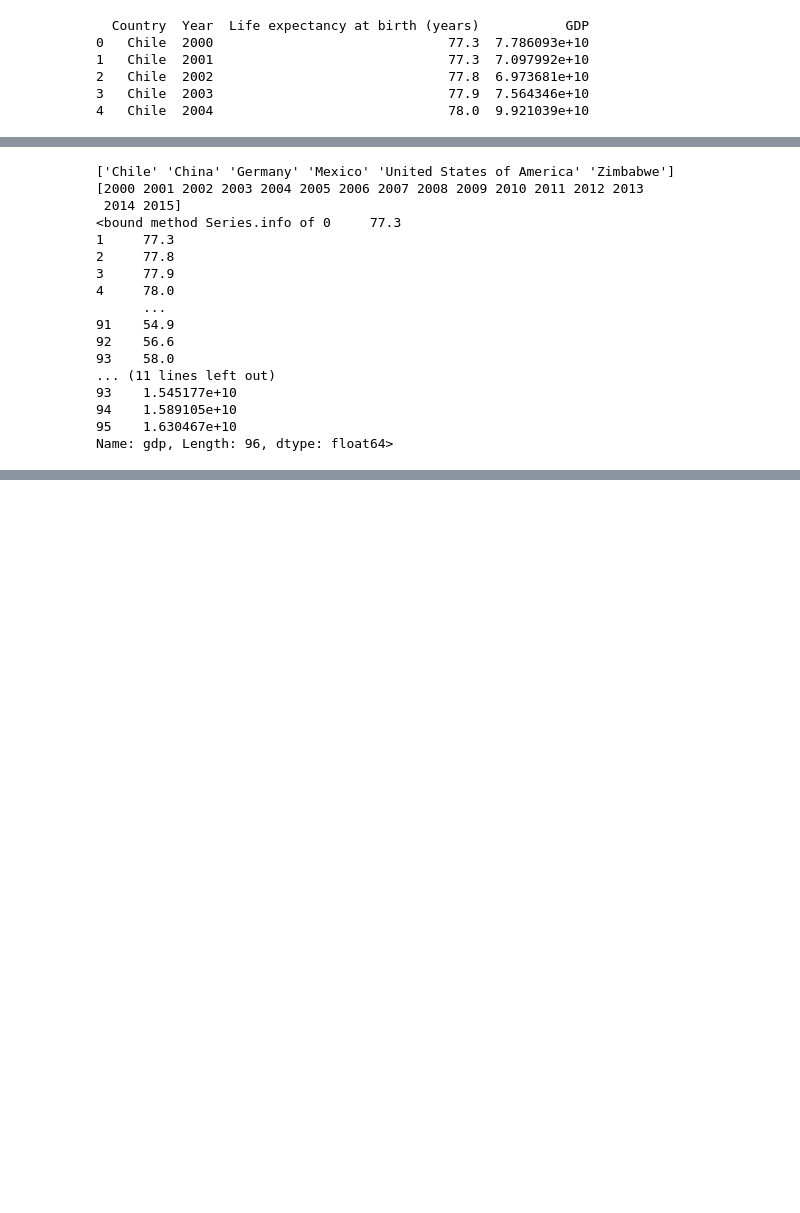
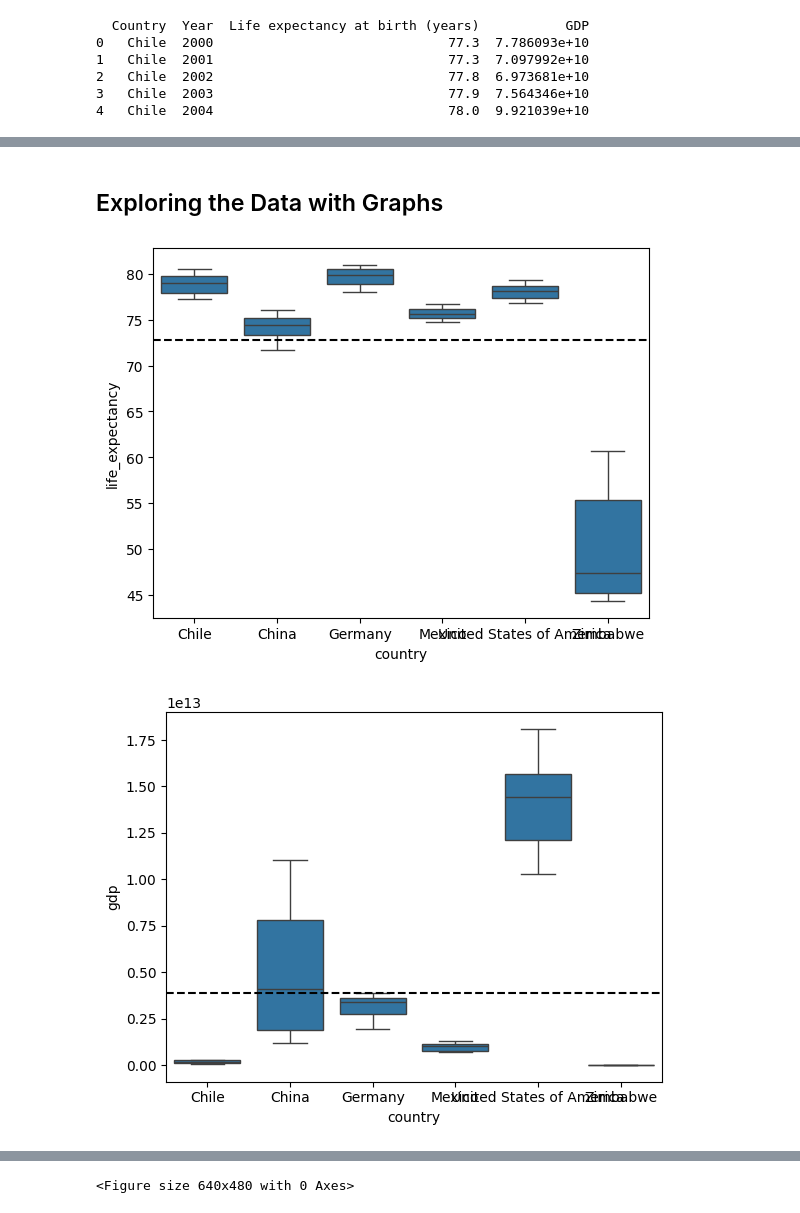
Before and after one commit to jayoung26/life_expectancy_gdp_project, a Jupyter notebook: life_expectancy_gdp.ipynb, the cells around one changed output, grey strips where cells are left out. Saved outputs shown, nothing was run; the diff lists cells and outputs as text; code cells hidden in the pictures; blank space fills up the shorter version.

Commit message:
Exploratory Data Analysis Beginning

```diff
--- a/life_expectancy_gdp.ipynb
+++ b/life_expectancy_gdp.ipynb
@@ -43,21 +61,25 @@ print(df.head())
-# %%
-print(df.country.unique())
-print(df.year.unique())
-# %% [output]
-['Chile' 'China' 'Germany' 'Mexico' 'United States of America' 'Zimbabwe']
-[2000 2001 2002 2003 2004 2005 2006 2007 2008 2009 2010 2011 2012 2013
- 2014 2015]
-<bound method Series.info of 0     77.3
-1     77.3
-2     77.8
-3     77.9
-4     78.0
-      ...
-91    54.9
-92    56.6
-93    58.0
-... (11 lines left out)
-93    1.545177e+10
-94    1.589105e+10
-95    1.630467e+10
-Name: gdp, Length: 96, dtype: float64>
+# %% [markdown]
+## Exploring the Data with Graphs
+# %%
+def create_boxplot(x, y, dataset):
+    sns.boxplot(x=x, y=y, data=dataset)
+    mean = np.mean(dataset[y])
+    plt.axhline(mean, color = 'black', ls = '--')
+    plt.show()
+    plt.clf()
+
+def create_hist(column, dataset):
+    sns.histplot(x=column, data = dataset)
+    mean = np.mean(dataset[column])
+    plt.axvline(mean, color = 'black', ls = '--')
+    plt.show()
+    plt.clf()
+
+create_boxplot('country', 'life_expectancy', df)
+create_boxplot('country', 'gdp', df)
+
+create_hist('life_expectancy', df)
+create_hist('gdp', df)
+# %% [output]
+[figure, added]
+[figure, added]
@@ -63,0 +88 @@ Name: gdp, Length: 96, dtype: float64>
+<Figure size 640x480 with 0 Axes>
```
Also changed, not shown: parts of 9 cells of this notebook.
